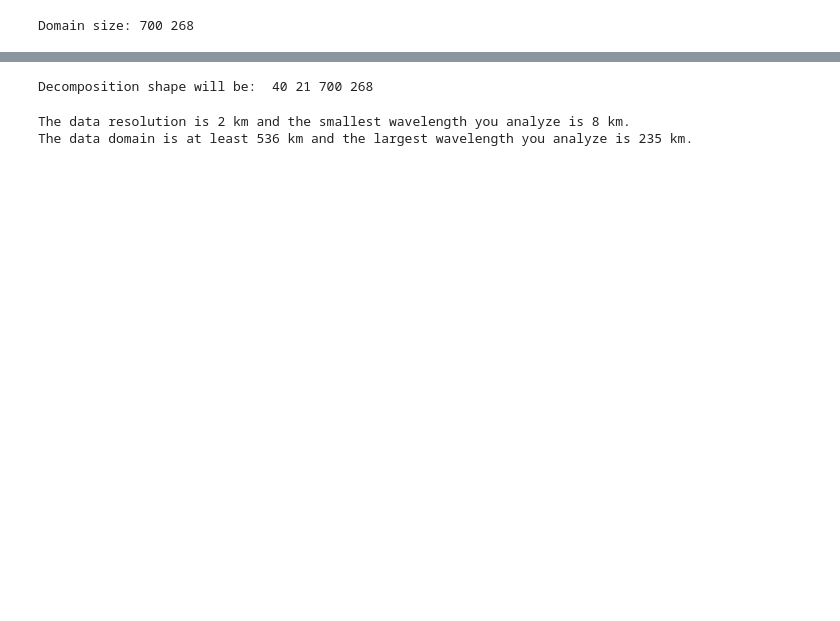
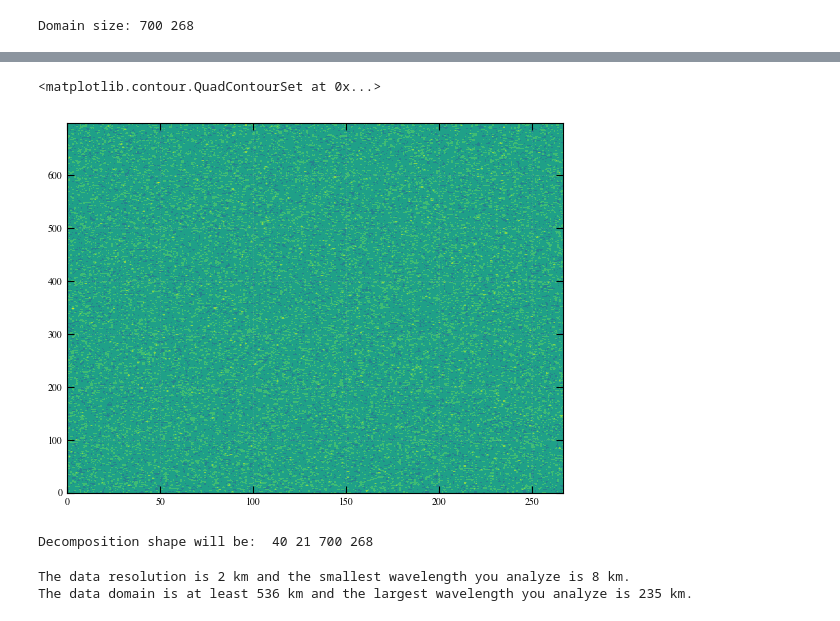
Before and after one commit to Waveguyde/WAVEGUISE, a Jupyter notebook: notebooks/25-2D_AWE_convective_GW.ipynb, the cells around one changed output, grey strips where cells are left out. Cells and saved outputs as stored; diff of their text form; code cells hidden in the pictures; blank space fills up the shorter version.

```diff
--- a/notebooks/25-2D_AWE_convective_GW.ipynb
+++ b/notebooks/25-2D_AWE_convective_GW.ipynb
@@ -41,3 +63,8 @@ Domain size: 700 268
+# %%
+plt.contourf(noise)
+# %% [output]
+<matplotlib.contour.QuadContourSet at 0x...>
+[figure, added]
 # %%
 s0 = 4 #smallest scale that we wanna resolve
 s1 = 0.5 * min([nx,ny]) #largest scale we wanna resolve (since the first Fourier component is part of the background (BI_low) the largest scale fits twice in the domain)
```
Also changed, not shown: parts of 5 cells of this notebook, 6 other files.
